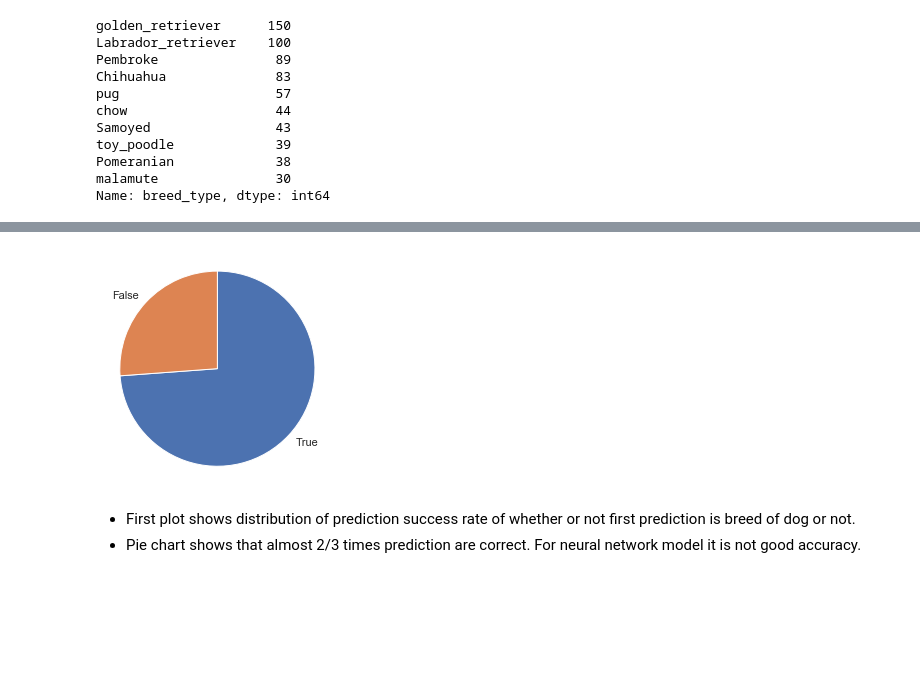
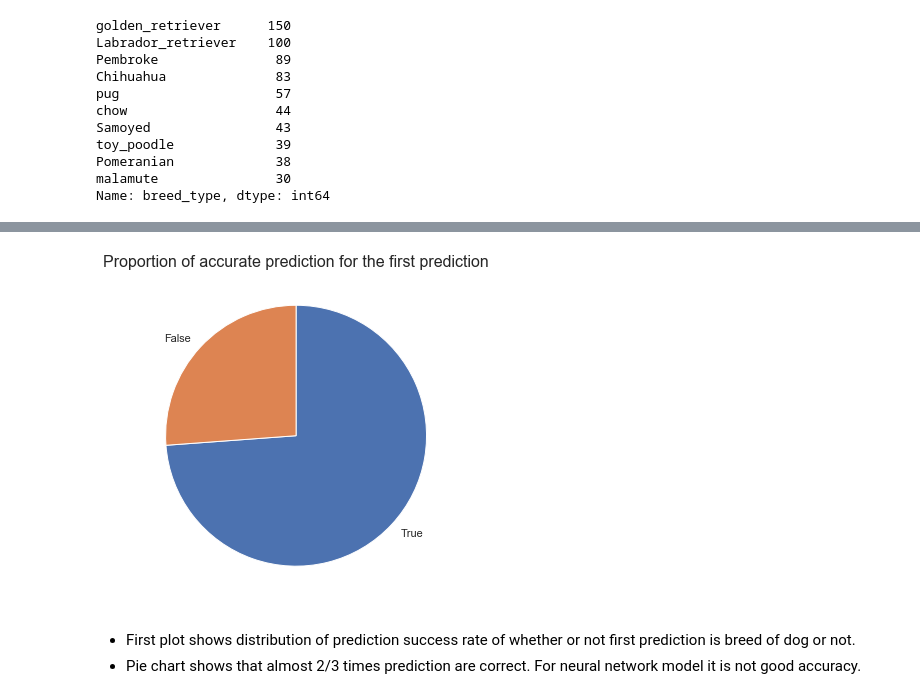
Before and after one commit to purvil/WeRateDogs, a Jupyter notebook: wrangle_act.ipynb, the cells around one changed output, grey strips where cells are left out. Cells and saved outputs as stored; diff of their text form; code cells hidden in the pictures; blank space fills up the shorter version.

```diff
--- a/wrangle_act.ipynb
+++ b/wrangle_act.ipynb
@@ -1091,9 +1102,11 @@ sns.distplot(first_prediction.prediction_conf);
 # %%
+plt.figure(figsize=(8,6));
 true_prediction_count = first_prediction.is_dog.value_counts()
-plt.pie(true_prediction_count, startangle=90, counterclock=False, labels = true_prediction_count.index)
-plt.axis('square');
+plt.pie(true_prediction_count, startangle=90, counterclock=False, labels = true_prediction_count.index);
+plt.title("Proportion of accurate prediction for the first prediction", fontsize = 16)
+plt.savefig("data/first_prediction_accuracy_pie.png");
 # %% [output]
-[figure, old version]
+[figure, new version]
 # %% [markdown]
 * First plot shows distribution of prediction success rate of whether or not first prediction is breed of dog or not.
 * Pie chart shows that almost 2/3 times prediction are correct. For neural network model it is not good accuracy.
```
Also changed, not shown: parts of 6 cells of this notebook, 6 other files.
